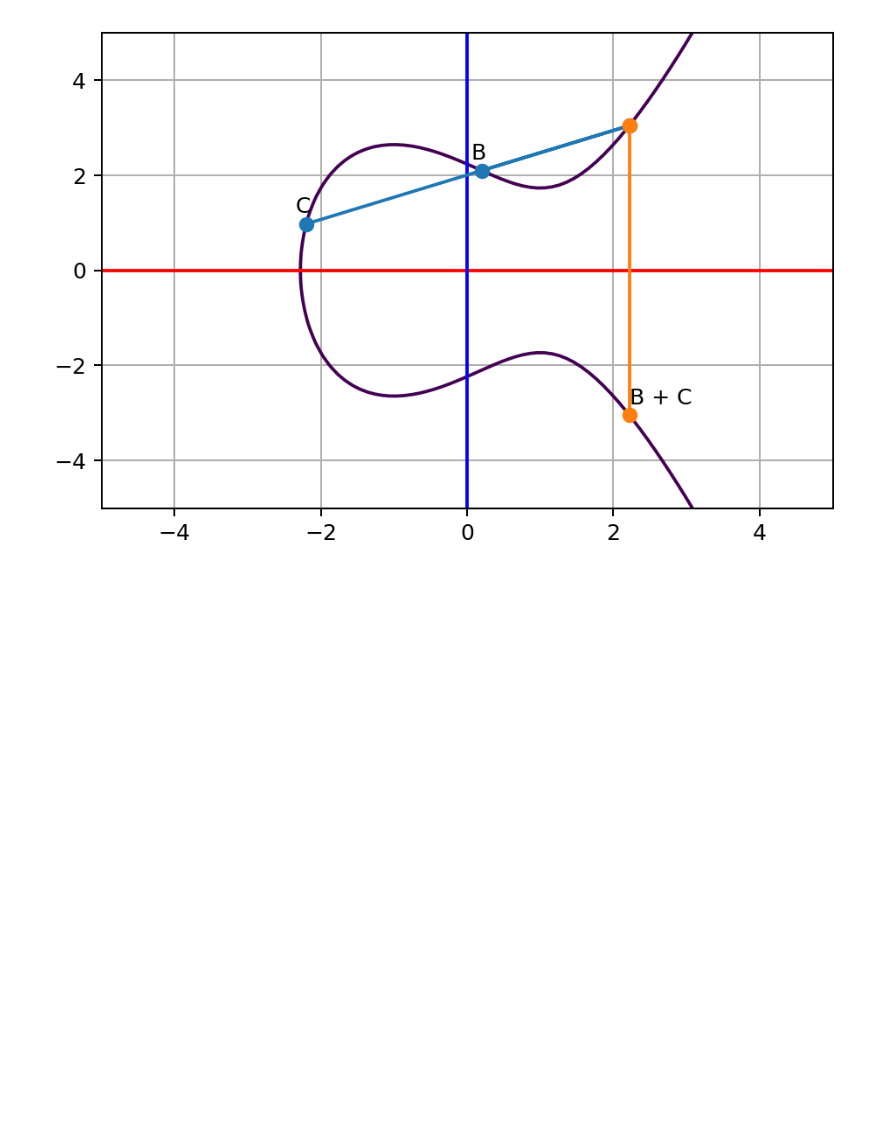
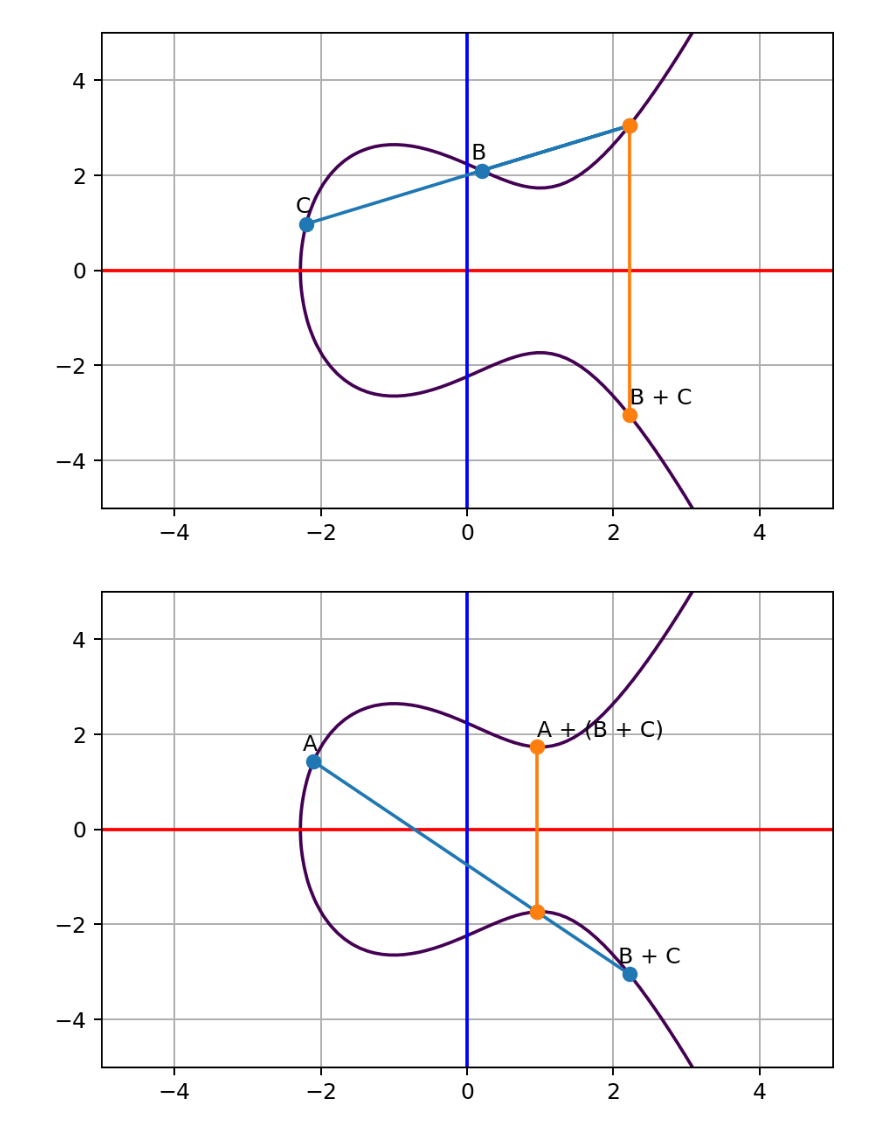
Before and after one commit to fangpenlin/elliptic-curve-explained, a Jupyter notebook: elliptic-curve-explained.ipynb, the cells around one changed output. Cells and saved outputs as stored; diff of their text form; code cells hidden in the pictures; blank space fills up the shorter version.

```diff
--- a/elliptic-curve-explained.ipynb
+++ b/elliptic-curve-explained.ipynb
@@ -93,3 +93,10 @@ plot_curve(
 )
 # %% [output]
 [figure]
+# %%
+plot_curve(
+    a, bc,
+    'A', 'B + C', '', 'A + (B + C)'
+)
+# %% [output]
+[figure, added]
```
